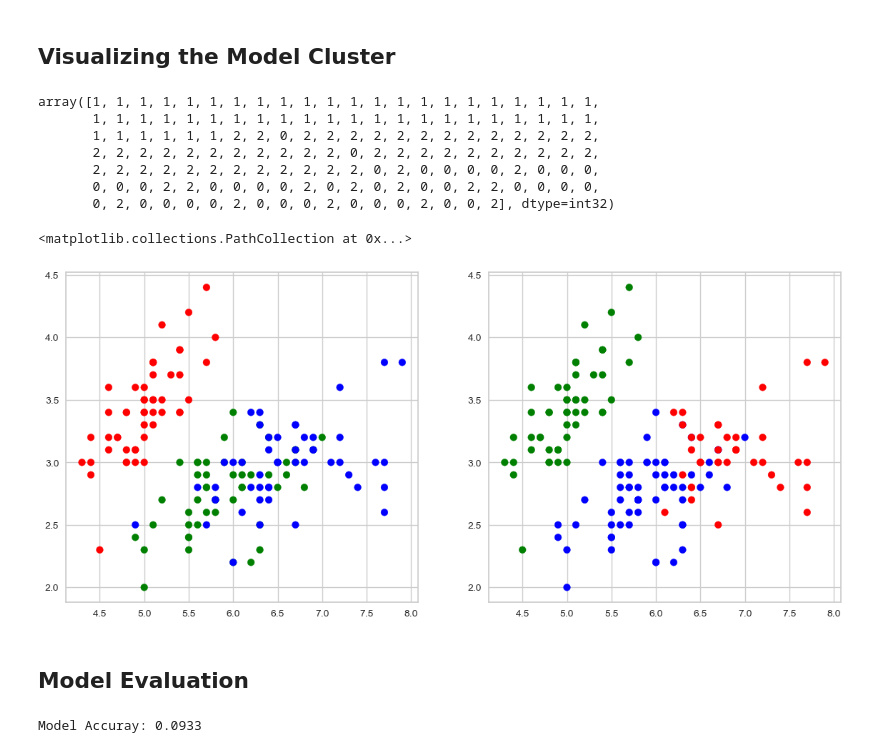
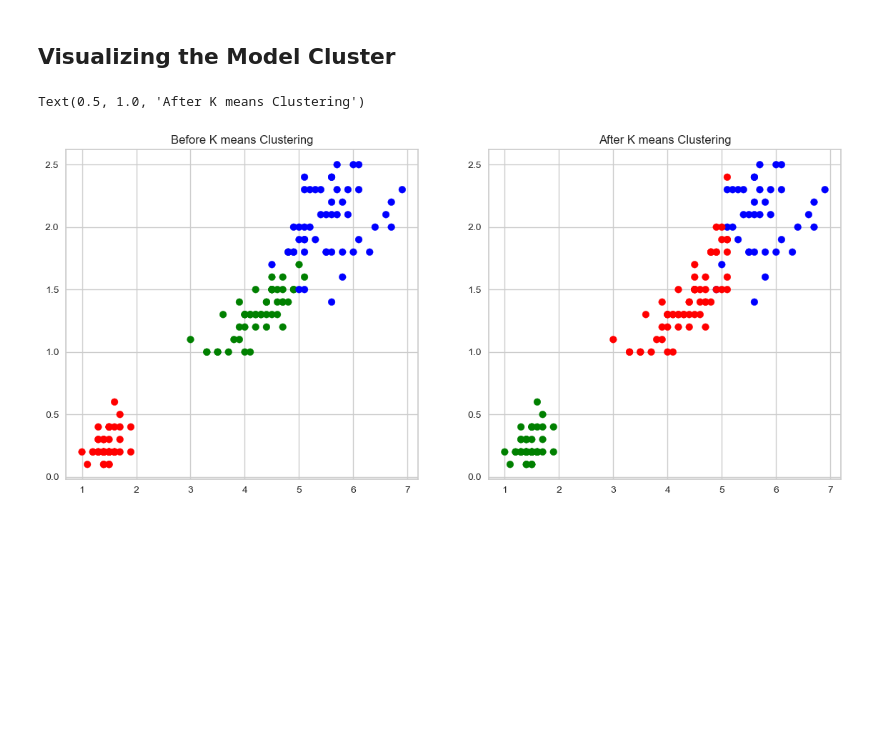
Before and after one commit to Venkadasubramanian/GRIP-The-Sparks-Foundation, a Jupyter notebook: Task 2 - Prediction using Unsupervised ML.ipynb, the cells around one changed output. Cells and saved outputs as stored; diff of their text form; code cells hidden in the pictures; blank space fills up the shorter version.

```diff
--- a/Task 2 - Prediction using Unsupervised ML.ipynb
+++ b/Task 2 - Prediction using Unsupervised ML.ipynb
@@ -97,32 +97,21 @@ For n_cluster = 5 The average silhouette_score is : 0.4887488870931056
 ## Visualizing the Model Cluster
 # %%
 kmeans_model = KMeans(n_clusters=3,random_state=123)
+kmeans_model.fit(X)
 y_pred = kmeans_model.fit_predict(X)
-y_pred
+# y_pred = pd.DataFrame(y_pred,columns=['Predicted'])
-# %% [output]
-array([1, 1, 1, 1, 1, 1, 1, 1, 1, 1, 1, 1, 1, 1, 1, 1, 1, 1, 1, 1, 1, 1,
-       1, 1, 1, 1, 1, 1, 1, 1, 1, 1, 1, 1, 1, 1, 1, 1, 1, 1, 1, 1, 1, 1,
-       1, 1, 1, 1, 1, 1, 2, 2, 0, 2, 2, 2, 2, 2, 2, 2, 2, 2, 2, 2, 2, 2,
-       2, 2, 2, 2, 2, 2, 2, 2, 2, 2, 2, 0, 2, 2, 2, 2, 2, 2, 2, 2, 2, 2,
-       2, 2, 2, 2, 2, 2, 2, 2, 2, 2, 2, 2, 0, 2, 0, 0, 0, 0, 2, 0, 0, 0,
-       0, 0, 0, 2, 2, 0, 0, 0, 0, 2, 0, 2, 0, 2, 0, 0, 2, 2, 0, 0, 0, 0,
-       0, 2, 0, 0, 0, 0, 2, 0, 0, 0, 2, 0, 0, 0, 2, 0, 0, 2], dtype=int32)
 # %%
-colors = np.array(['red','green','blue'])
+colors = np.array(['Red','Green','Blue'])
+relabel = np.choose(kmeans_model.labels_,[2,1,0]).astype(np.int64)
+plt.figure(figsize=(14,6))
 
-plt.figure(figsize=(14,6))
 plt.subplot(1,2,1)
-plt.scatter(X['sepal length (cm)'],X['sepal width (cm)'],c=colors[y['Actual_Cluster']])
+plt.scatter(X['petal length (cm)'],X['petal width (cm)'],c=colors[y['Actual_Cluster']])
+plt.title('Before K means Clustering')
 
 plt.subplot(1,2,2)
-plt.scatter(X['sepal length (cm)'],X['sepal width (cm)'],c=colors[[y_pred]])
+plt.scatter(X['petal length (cm)'],X['petal width (cm)'],c=colors[relabel])
+plt.title('After K means Clustering')
 # %% [output]
-<matplotlib.collections.PathCollection at 0x...>
+Text(0.5, 1.0, 'After K means Clustering')
-[figure, old version]
+[figure, new version]
-# %% [markdown]
-## Model Evaluation
-# %%
-from sklearn import metrics
-print(f"Model Accuray: {metrics.accuracy_score(y_pred,y['Actual_Cluster']):.4f}")
-# %% [output]
-Model Accuray: 0.0933
```
Also changed, not shown: parts of 2 cells of this notebook.
